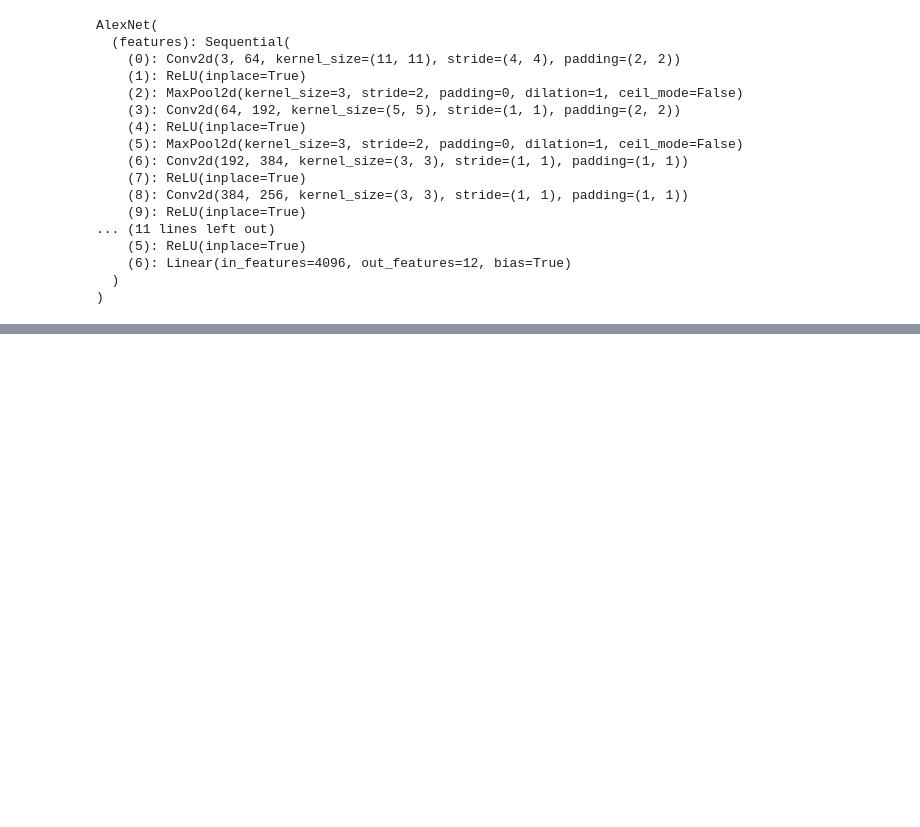
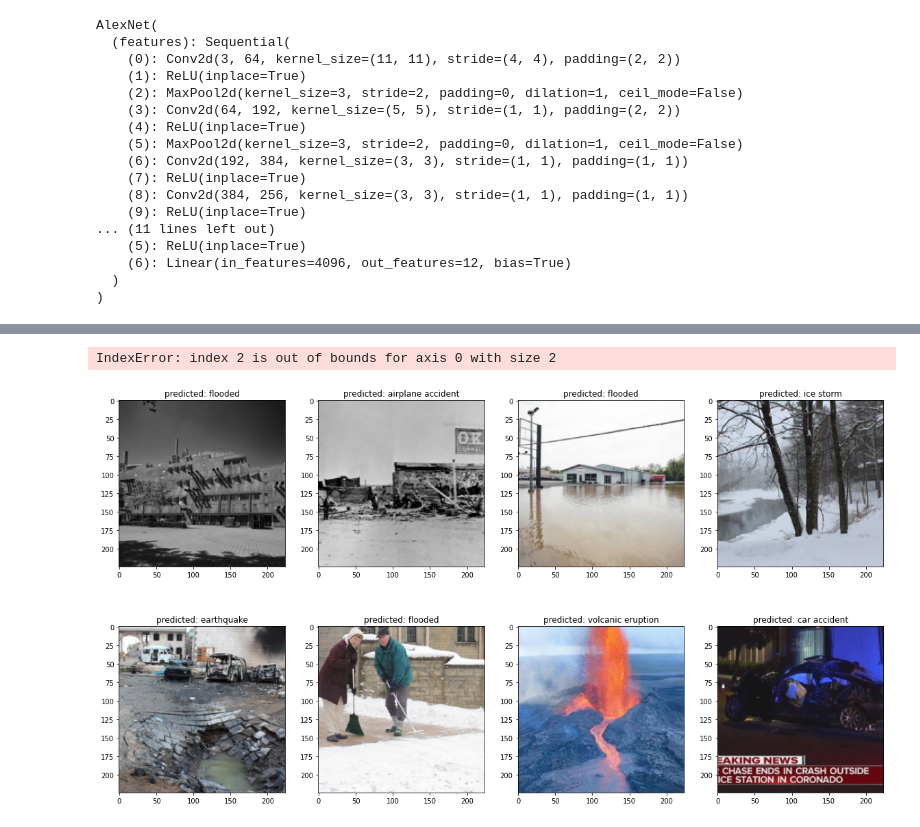
Before and after one commit to Exion35/UT---DataScience, a Jupyter notebook: CVIC Project105.ipynb, the cells around one changed output, grey strips where cells are left out. Drawn from its saved outputs; the diff is of its cells as text; code cells hidden in the pictures; blank space fills up the shorter version.

```diff
--- a/CVIC Project105.ipynb
+++ b/CVIC Project105.ipynb
@@ -294,0 +328,38 @@ Accuracy of Alexnet algorithm over the testing set of 137 images : 60.0364963503
+# %%
+def viz_images(model, n_preds=8):
+    n_preds += n_preds%4
+    n_cols = 4
+    n_rows = n_preds//n_cols
+
+    fig, axs = plt.subplots(n_rows, n_cols, figsize=(20,7))
+    plt.subplots_adjust(bottom=1.8, top=3)
+
+    was_training = model.training
+    model.eval()
+    i = 0
+    with torch.no_grad():
+        for (_, data) in enumerate(testloader, 0):
+            inputs, labels = data[0].to(device), data[1].to(device)
+            inputs = inputs.permute(0,3,2,1)
+            outputs = model(inputs)
+            _, preds = torch.max(outputs, 1)
+            inputs = inputs.permute(0,3,2,1)
+            for j in range(n_cols):
+                inp = np.array(inputs.cpu().data[j])
+                mean = np.array([0.04544269, 0.04544269, 0.04544269])
+                std = np.array([0.21317291, 0.21317291, 0.21317291])
+                inp = std * inp + mean
+                inp = np.clip(inp, 0, 1)
+                axs[i][j].set_title('predicted: {}'.format(dataset.classes[preds[j]]))
+                axs[i][j].imshow(inp)
+                if 4*i+j == n_preds:
+                    model.train(mode=was_training)
+                    return
+            i += 1
+            if i ==
+        model.train(mode=was_training)
+# %%
+viz_images(alexnet)
+# %% [output]
+IndexError: index 2 is out of bounds for axis 0 with size 2
+[figure, added]
```
Also changed, not shown: parts of 12 cells of this notebook.
